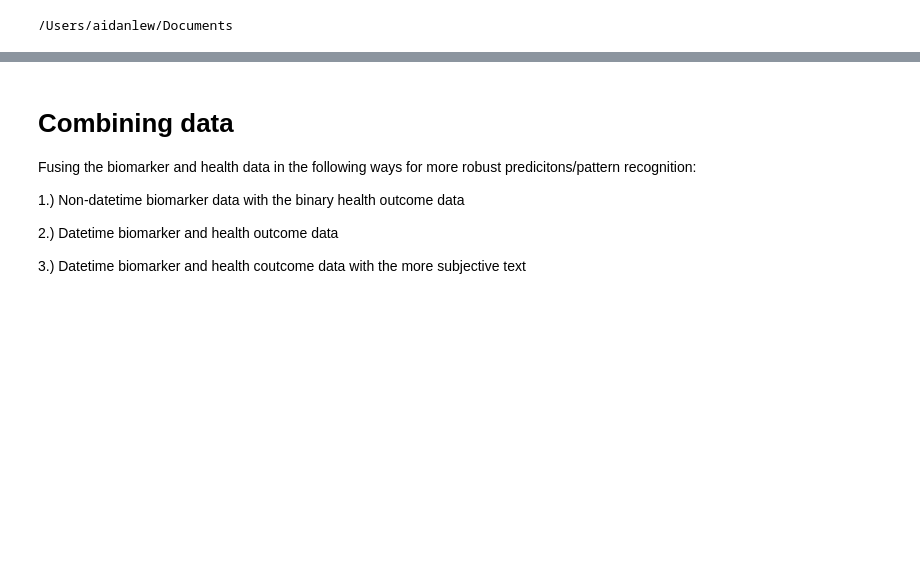
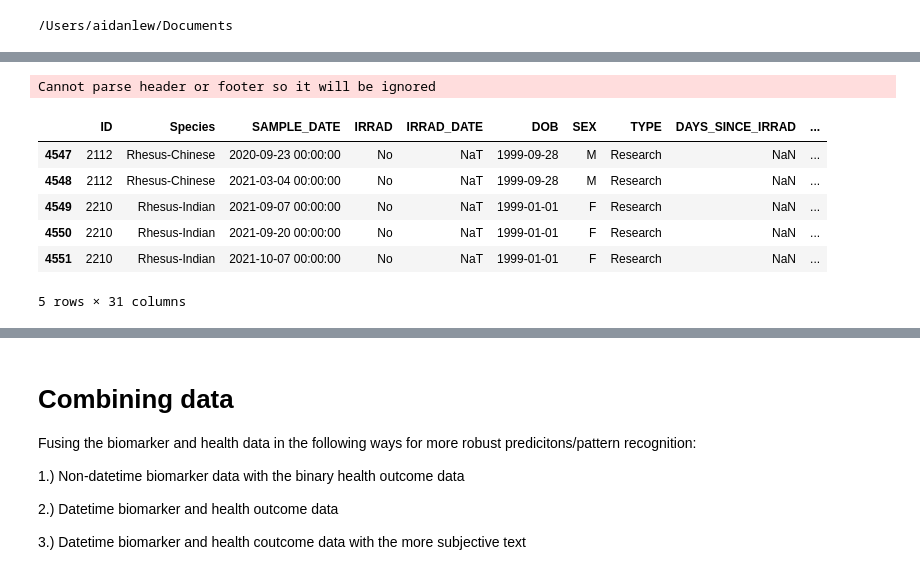
Before and after one commit to aidan-lew/monkey_health, a Jupyter notebook: B_monkeys.ipynb, the cells around one changed output, grey strips where cells are left out. Cells and saved outputs as stored; diff of their text form; code cells hidden in the pictures; blank space fills up the shorter version.

```diff
--- a/B_monkeys.ipynb
+++ b/B_monkeys.ipynb
@@ -69,0 +155,35 @@ def parser(x):
+# %%
+#Makee a df were all the data is present (except irrad data for the controls)
+minbio_monkey_df = pd.read_excel('../Documents/full_monkey_data_r2.xlsx',
+                    #sheet_name=1,
+                    skiprows = 0,
+                    usecols = ['ID', 'Species', 'SAMPLE_DATE', 'IRRAD', 'IRRAD_DATE', 'DOB', 'SEX',
+       'TYPE', 'DAYS_SINCE_IRRAD', 'MONTHS_SINCE_IRRAD', 'MONTHS AT IRRAD',
+       'DOSE_(Gy)', 'AGE', 'WBC_(K/uL)', 'RBC_(M/uL)', 'Hemaglobin_(HGB_g/dL)',
+       'Hemocrit_(HCT_%)', 'Mean_corpuscular_volume_(MCV_fL)',
+       'Mean_corpuscular_hemaglobin_(MCH_pg)',
+       'Mean_corpuscular_hemaglobin_concentration_(MCHC_g/dL)', 'NEUT_(%)',
+       'LYMPHOCYTES_(%)', 'MONO_(%)', 'EOS_(%)', 'BASO_(%)', 'ABS_NEUT_(/uL)',
+       'ABS_LYMPH_(/uL)', 'ABS_MONO_(/uL)', 'ABS_EOS_(/uL)', 'ABS_BASO_(/uL)',
+       'PLATLET_COUNT_(K/uL)'],
+                    engine = 'openpyxl',
+                    date_parser=parser
+                         )
+
+#Set the index to the monkey ID and make the labels not read as integers
+minbio_monkey_df.set_index(['ID'])
+minbio_monkey_df['ID'] = minbio_monkey_df['ID'].astype(str)
+
+#minbio_monkey_df.dropna(axis=0, inplace=True)
+
+#minbio_monkey_df.columns
+minbio_monkey_df.tail()
+# %% [output]
+Cannot parse header or footer so it will be ignored
+|  | ID | Species | SAMPLE_DATE | IRRAD | IRRAD_DATE | DOB | SEX | TYPE | DAYS_SINCE_IRRAD | ... |
+| 4547 | 2112 | Rhesus-Chinese | 2020-09-23 00:00:00 | No | NaT | 1999-09-28 | M | Research | NaN | ... |
+| 4548 | 2112 | Rhesus-Chinese | 2021-03-04 00:00:00 | No | NaT | 1999-09-28 | M | Research | NaN | ... |
+| 4549 | 2210 | Rhesus-Indian | 2021-09-07 00:00:00 | No | NaT | 1999-01-01 | F | Research | NaN | ... |
+| 4550 | 2210 | Rhesus-Indian | 2021-09-20 00:00:00 | No | NaT | 1999-01-01 | F | Research | NaN | ... |
+| 4551 | 2210 | Rhesus-Indian | 2021-10-07 00:00:00 | No | NaT | 1999-01-01 | F | Research | NaN | ... |
+5 rows × 31 columns
```
Also changed, not shown: parts of 35 cells of this notebook.
